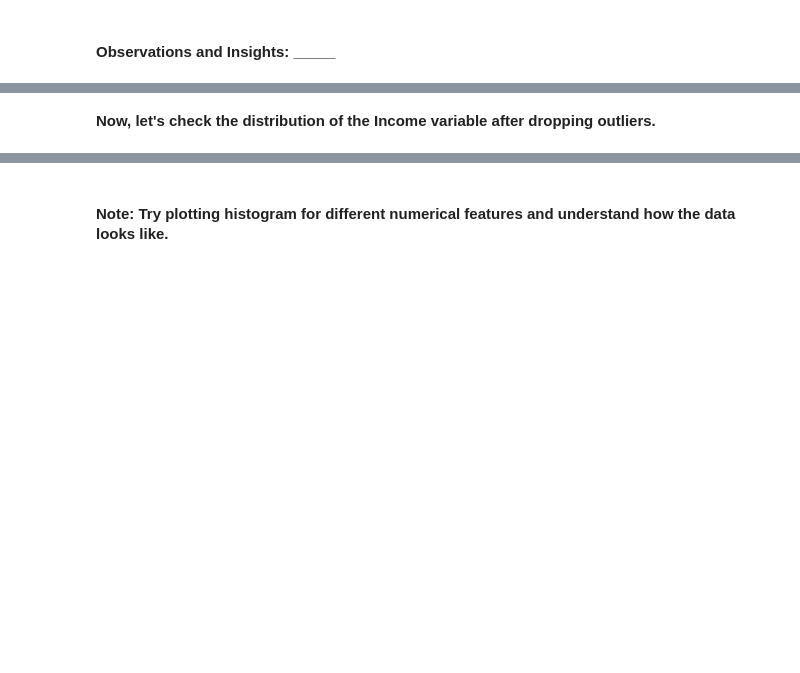
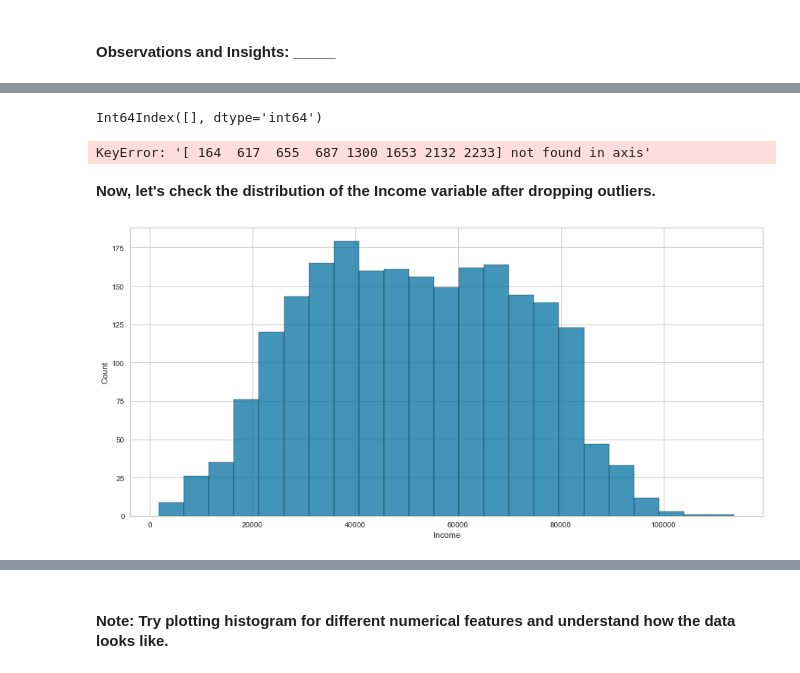
Before and after one commit to robertxbrown06/unsupervised-learning-customer-segmentation, a Jupyter notebook: Reference_Notebook_Milestone_1_Unsupervised_Learning.ipynb, the cells around one changed output, grey strips where cells are left out. Drawn from its saved outputs; the diff is of its cells as text; code cells hidden in the pictures; blank space fills up the shorter version.

```diff
--- a/Reference_Notebook_Milestone_1_Unsupervised_Learning.ipynb
+++ b/Reference_Notebook_Milestone_1_Unsupervised_Learning.ipynb
@@ -373,5 +403,2 @@ data.quantile(q=_________)[_______]
 # %% [markdown]
 #### **Observations and Insights: _____**
-# %%
-# Dropping observations identified as outliers
-data.drop(index=[_______________], inplace=True) # Pass the indices of the observations (separated by a comma) to drop them
@@ -378,6 +420,20 @@ data.drop(index=[_______________], inplace=True) # Pass the indices of the obser
+# %%
+data[data.Income > upper_whisker].index
+# %% [output]
+Int64Index([], dtype='int64')
+# %%
+# Dropping observations identified as outliers
+data.drop(index=[164, 617, 655, 687, 1300, 1653, 2132, 2233], inplace=True) # Pass the indices of the observations (separated by a comma) to drop them
+# %% [output]
+KeyError: '[ 164  617  655  687 1300 1653 2132 2233] not found in axis'
 # %% [markdown]
 **Now, let's check the distribution of the Income variable after dropping outliers.**
 # %%
 # Plot histogram and 'Income'
+plt.figure(figsize=(15, 7))
+sns.histplot(x=data.Income, data=data)
+plt.show()
+# %% [output]
+[figure, added]
 # %%
 # Plot the histogram for 'MntWines'
```
Also changed, not shown: parts of 31 cells of this notebook.
